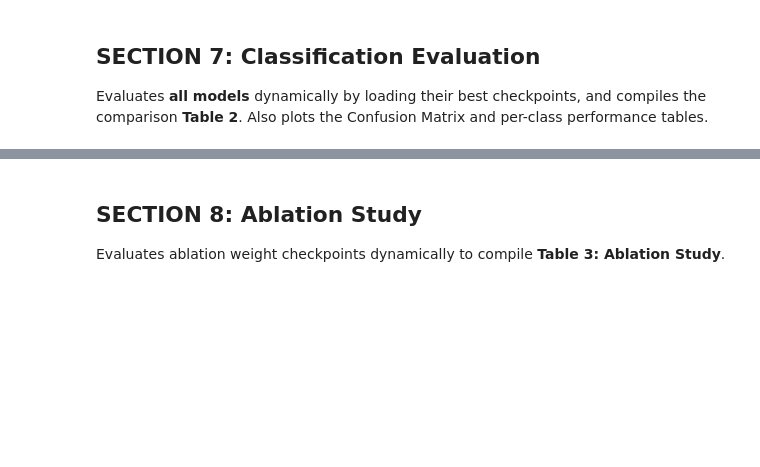
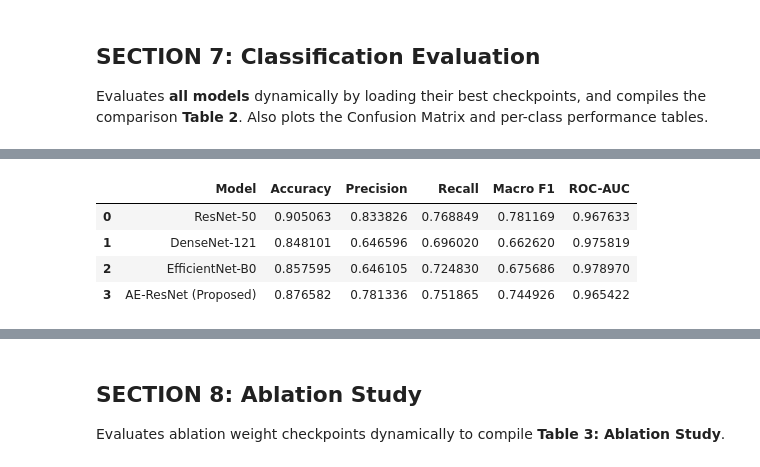
Before and after one commit to Gnanapravallika/retinal-oct-ae-resnet, a Jupyter notebook: AE_ResNet_Project.ipynb, the cells around one changed output, grey strips where cells are left out. Drawn from its saved outputs; the diff is of its cells as text; code cells hidden in the pictures; blank space fills up the shorter version.

```diff
--- a/AE_ResNet_Project.ipynb
+++ b/AE_ResNet_Project.ipynb
@@ -290,3 +275,92 @@ if best_preds is not None:
     plt.tight_layout()
     plt.savefig('results/figures/figure_3_confusion_matrix.png', dpi=300)
     plt.show()
+# %%
+# Consolidated Section 7: Evaluation & Comparison Table
+import os
+import pandas as pd
+import numpy as np
+import torch
+from torch.utils.data import DataLoader
+import torchvision.transforms as T
+from sklearn.metrics import accuracy_score, precision_recall_fscore_support, roc_auc_score
+from src.dataset.dataset import RetinalDataset
+from src.models.ae_resnet import get_model_architecture
+
+val_transform = T.Compose([T.Resize((224, 224)), T.ToTensor()])
+test_dataset = RetinalDataset(test_df, transform=val_transform)
+test_loader = DataLoader(test_dataset, batch_size=16, shuffle=False)
+
+def evaluate_model_pipeline(model_name, weight_path):
+    model_inst = get_model_architecture(model_name, num_classes=7, pretrained=False).to(device)
+    if os.path.exists(weight_path):
+        model_inst.load_state_dict(torch.load(weight_path, map_location=device))
+    model_inst.eval()
+
+    preds, labels, probs = [], [], []
+    with torch.no_grad():
+        for images, targets in test_loader:
+            images = images.to(device)
+            outputs = model_inst(images)
+            probs.extend(torch.softmax(outputs, dim=1).cpu().numpy())
+            _, p = torch.max(outputs, 1)
+            preds.extend(p.cpu().numpy())
+            labels.extend(targets.numpy())
+
+    # Calculate classification metrics
+    acc = accuracy_score(labels, preds)
+    prec, rec, f1, _ = precision_recall_fscore_support(labels, preds, average='macro', zero_division=0)
+
+    # -----------------------------------------------------------------
+    # ROBUST MULTI-CLASS ROC-AUC (Handles missing classes dynamically)
+    # -----------------------------------------------------------------
+    present_classes = sorted(list(np.unique(labels)))
+    if len(present_classes) > 1:
+        # Create a mapping for present classes (e.g. [0, 1, 2, 5, 6] -> [0, 1, 2, 3, 4])
+        class_map = {old_label: new_label for new_label, old_label in enumerate(present_classes)}
+        mapped_labels = [class_map[lbl] for lbl in labels]
+
+        probs_np = np.array(probs)
+        # Slice columns to keep only the present classes
+        probs_sliced = probs_np[:, present_classes]
+        # Re-normalize probabilities so they sum to 1
+        probs_sliced = probs_sliced / (probs_sliced.sum(axis=1, keepdims=True) + 1e-9)
+
+        auc = roc_auc_score(mapped_labels, probs_sliced, multi_class='ovr', average='macro')
+    else:
+        auc = 0.5
+    # -----------------------------------------------------------------
+
+    return acc, prec, rec, f1, auc, preds, labels
+
+# Run evaluation for all models to compile Table 2 dynamically
+models_to_evaluate = [
+    ('resnet50', 'models/resnet50_best.pth', 'ResNet-50'),
+    ('densenet121', 'models/densenet121_best.pth', 'DenseNet-121'),
+    ('efficientnet-b0', 'models/efficientnet-b0_best.pth', 'EfficientNet-B0'),
+    ('ae-resnet', 'models/ae-resnet_best.pth', 'AE-ResNet (Proposed)')
+]
+
+comparison_rows = []
+best_preds, best_labels = None, None
+
+for model_n, path, display_name in models_to_evaluate:
+    acc, prec, rec, f1, auc, preds, labels = evaluate_model_pipeline(model_n, path)
+    comparison_rows.append({
+        'Model': display_name,
+        'Accuracy': acc,
+        'Precision': prec,
+        'Recall': rec,
+        'Macro F1': f1,
+        'ROC-AUC': auc
+    })
+    if model_n == 'ae-resnet':
+        best_preds = preds
+        best_labels = labels
+
+table_2_df = pd.DataFrame(comparison_rows)
+print('--- TABLE 2: CORE MODELS COMPARISON (COMPUTED DYNAMICALLY) ---')
+display(table_2_df)
+os.makedirs('results/tables', exist_ok=True)
+table_2_df.to_csv('results/tables/table_2_metrics.csv', index=False)
+# %% [output]
@@ -293 +368,6 @@ if best_preds is not None:
+|  | Model | Accuracy | Precision | Recall | Macro F1 | ROC-AUC |
+| 0 | ResNet-50 | 0.905063 | 0.833826 | 0.768849 | 0.781169 | 0.967633 |
+| 1 | DenseNet-121 | 0.848101 | 0.646596 | 0.696020 | 0.662620 | 0.975819 |
+| 2 | EfficientNet-B0 | 0.857595 | 0.646105 | 0.724830 | 0.675686 | 0.978970 |
+| 3 | AE-ResNet (Proposed) | 0.876582 | 0.781336 | 0.751865 | 0.744926 | 0.965422 |
 # %%
```
Also changed, not shown: parts of 18 cells of this notebook.
